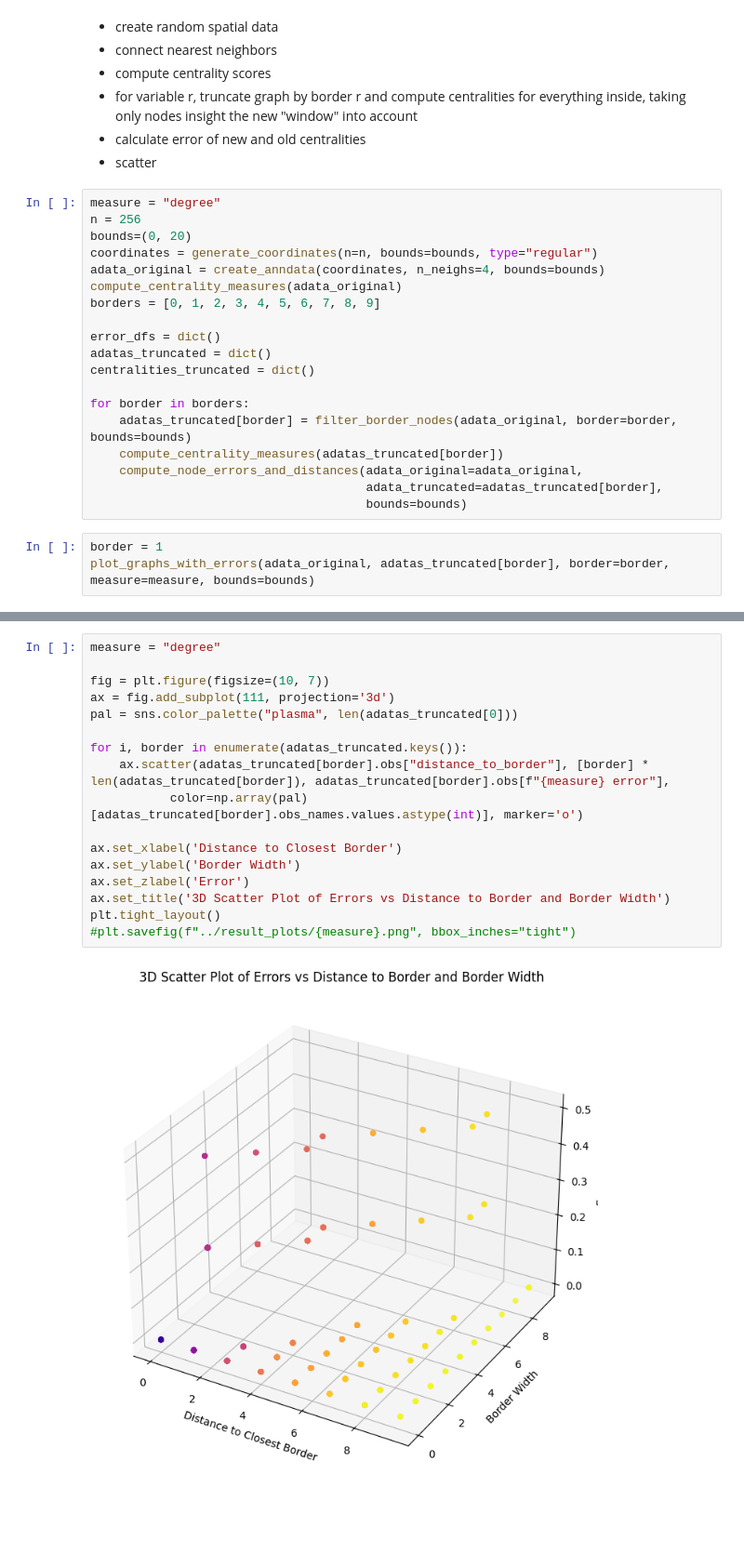
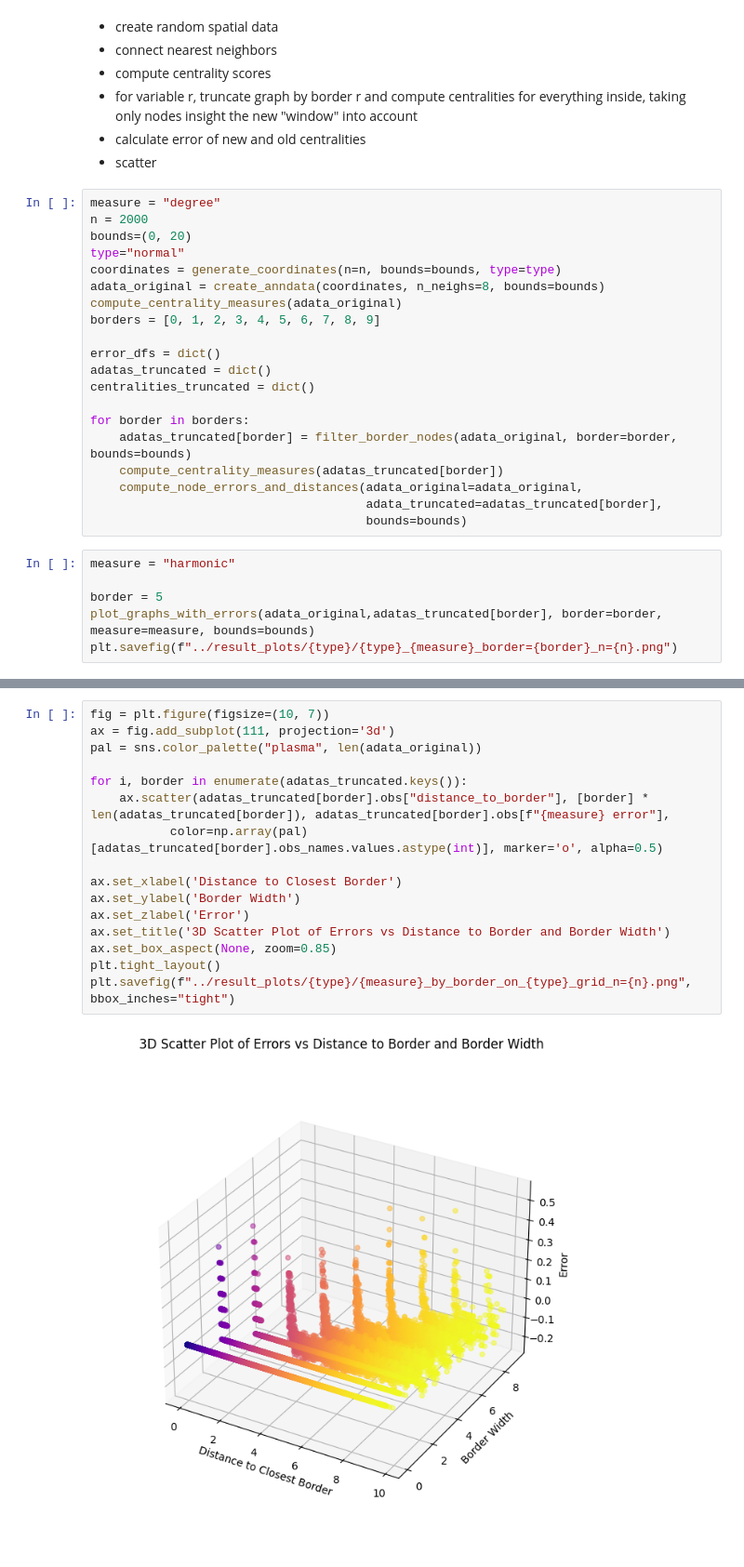
Before and after one commit to uderhardtlab/truncated_graphs, a Jupyter notebook: notebooks/first_analyses.ipynb, the cells around one changed output, grey strips where cells are left out. Shown at 93% size. Cells and saved outputs as stored; diff of their text form; blank space fills up the shorter version.

```diff
--- a/notebooks/first_analyses.ipynb
+++ b/notebooks/first_analyses.ipynb
@@ -24,10 +24,11 @@ from truncated_graphs import *
 - scatter
 # %%
 measure = "degree"
-n = 256
+n = 2000
 bounds=(0, 20)
-coordinates = generate_coordinates(n=n, bounds=bounds, type="regular")
-adata_original = create_anndata(coordinates, n_neighs=4, bounds=bounds)
+type="normal"
+coordinates = generate_coordinates(n=n, bounds=bounds, type=type)
+adata_original = create_anndata(coordinates, n_neighs=8, bounds=bounds)
 compute_centrality_measures(adata_original)
 borders = [0, 1, 2, 3, 4, 5, 6, 7, 8, 9]
 
@@ -42,6 +43,9 @@ for border in borders:
                                       adata_truncated=adatas_truncated[border],
                                       bounds=bounds)
 # %%
-border = 1
-plot_graphs_with_errors(adata_original, adatas_truncated[border], border=border, measure=measure, bounds=bounds)
+measure = "harmonic"
+
+border = 5
+plot_graphs_with_errors(adata_original,adatas_truncated[border], border=border, measure=measure, bounds=bounds)
+plt.savefig(f"../result_plots/{type}/{type}_{measure}_border={border}_n={n}.png")
 # %% [output]
@@ -49,19 +53,18 @@ plot_graphs_with_errors(adata_original, adatas_truncated[border], border=border,
 # %%
-measure = "degree"
-
 fig = plt.figure(figsize=(10, 7))
 ax = fig.add_subplot(111, projection='3d')
-pal = sns.color_palette("plasma", len(adatas_truncated[0]))
+pal = sns.color_palette("plasma", len(adata_original))
 
 for i, border in enumerate(adatas_truncated.keys()):
     ax.scatter(adatas_truncated[border].obs["distance_to_border"], [border] * len(adatas_truncated[border]), adatas_truncated[border].obs[f"{measure} error"],
-           color=np.array(pal)[adatas_truncated[border].obs_names.values.astype(int)], marker='o')
+           color=np.array(pal)[adatas_truncated[border].obs_names.values.astype(int)], marker='o', alpha=0.5)
 
 ax.set_xlabel('Distance to Closest Border')
 ax.set_ylabel('Border Width')
 ax.set_zlabel('Error')
 ax.set_title('3D Scatter Plot of Errors vs Distance to Border and Border Width')
+ax.set_box_aspect(None, zoom=0.85)
 plt.tight_layout()
-#plt.savefig(f"../result_plots/{measure}.png", bbox_inches="tight")
+plt.savefig(f"../result_plots/{type}/{measure}_by_border_on_{type}_grid_n={n}.png", bbox_inches="tight")
 # %% [output]
-[figure, old version]
+[figure, new version]
```
Also changed, not shown: parts of 1 cell of this notebook, 1 other file.
